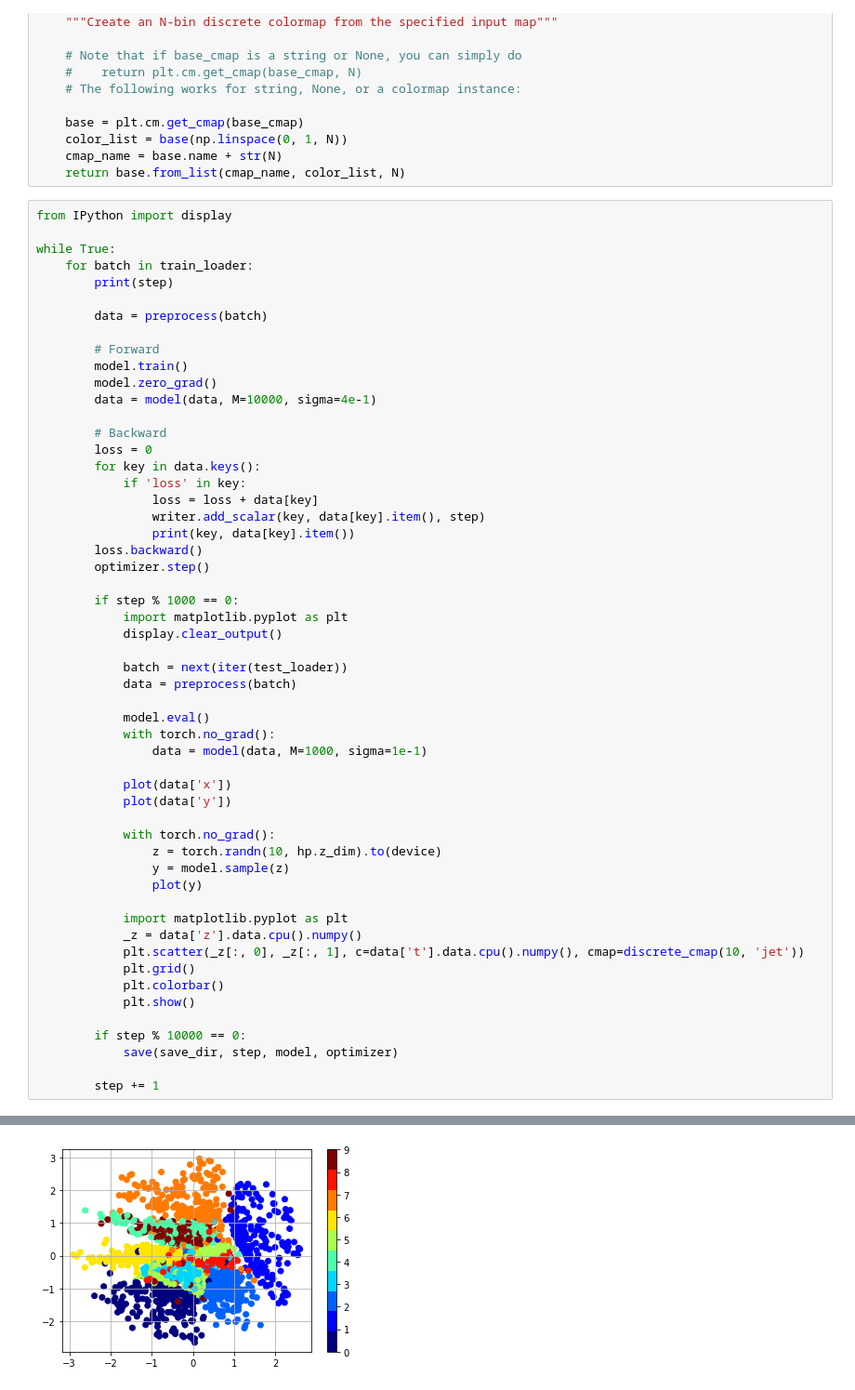
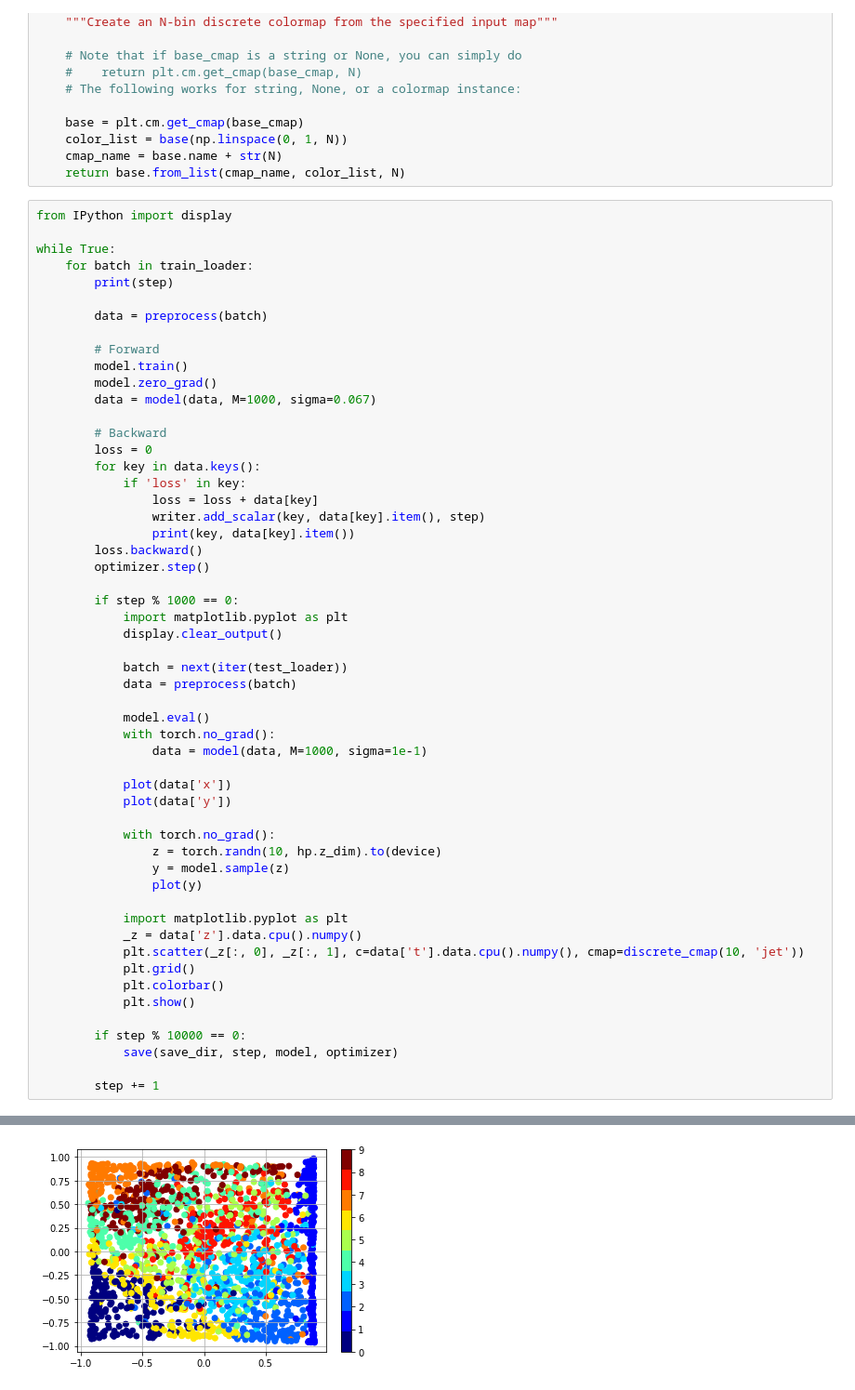
Before and after one commit to scpark20/lse, a Jupyter notebook: train/train01.11-4.ipynb, the cells around one changed output, grey strips where cells are left out. Shown at 93% size. Saved outputs shown, nothing was run; the diff lists cells and outputs as text.

```diff
--- a/train/train01.11-4.ipynb
+++ b/train/train01.11-4.ipynb
@@ -173,7 +157,7 @@ while True:
         # Forward
         model.train()
         model.zero_grad()
-        data = model(data, M=10000, sigma=4e-1)
+        data = model(data, M=1000, sigma=0.067)
 
         # Backward
         loss = 0
@@ -222 +206 @@ while True:
-[figure, old version]
+[figure, new version]
```
Also changed, not shown: parts of 4 cells of this notebook, 33 other files.
